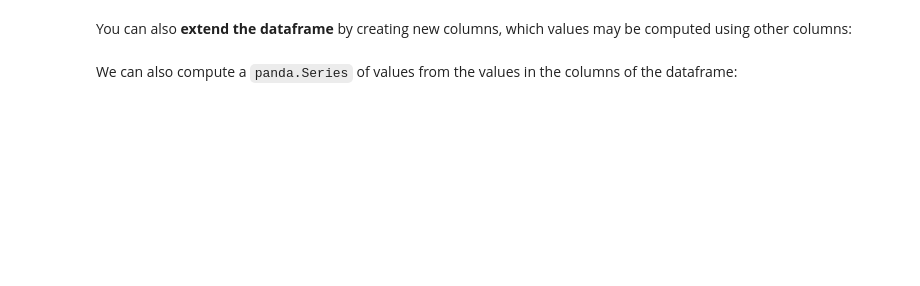
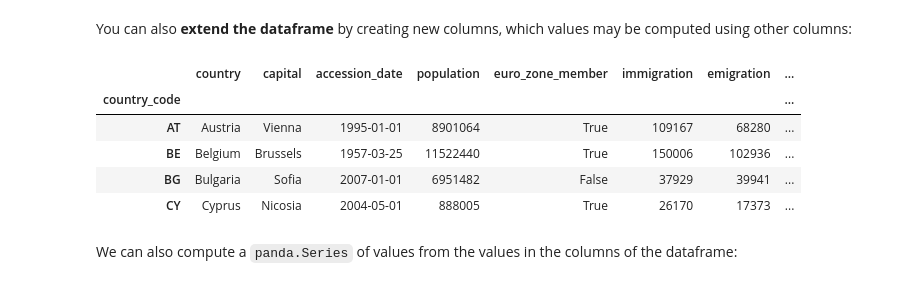
Before and after one commit to airnandez/numpandas, a Jupyter notebook: notebooks/pandas.ipynb, the cells around one changed output. Cells and saved outputs as stored; diff of their text form; code cells hidden in the pictures; blank space fills up the shorter version.

```diff
--- a/notebooks/pandas.ipynb
+++ b/notebooks/pandas.ipynb
@@ -462,11 +929,18 @@ You can also **extend the dataframe** by creating new columns, which values may
 # %%
 # Add two new columns 'budget_contribution_per_capita' and 'budget_expenditure_per_capita' to store the computed
 # budget contribution and budget expenditure per capita.
 # Note that the budget figures in the dataset are in millions
 df['budget_contribution_per_capita'] = (df['budget_contribution'] * 1_000_000 ) / df['population']
 df['budget_expenditure_per_capita']  = (df['budget_expenditure']  * 1_000_000 ) / df['population']
 
-df.head(4).style.applymap(highlight_column, subset=['budget_contribution_per_capita', 'budget_expenditure_per_capita'])
+df.head(4).style.map(highlight_column, subset=['budget_contribution_per_capita', 'budget_expenditure_per_capita'])
+# %% [output]
+|  | country | capital | accession_date | population | euro_zone_member | immigration | emigration | ... |
+| country_code |  |  |  |  |  |  |  | ... |
+| AT | Austria | Vienna | 1995-01-01 | 8901064 | True | 109167 | 68280 | ... |
+| BE | Belgium | Brussels | 1957-03-25 | 11522440 | True | 150006 | 102936 | ... |
+| BG | Bulgaria | Sofia | 2007-01-01 | 6951482 | False | 37929 | 39941 | ... |
+| CY | Cyprus | Nicosia | 2004-05-01 | 888005 | True | 26170 | 17373 | ... |
 # %% [markdown]
 We can also compute a `panda.Series` of values from the values in the columns of the dataframe:
 # %%
```
Also changed, not shown: parts of 92 cells of this notebook, 3 other files.
